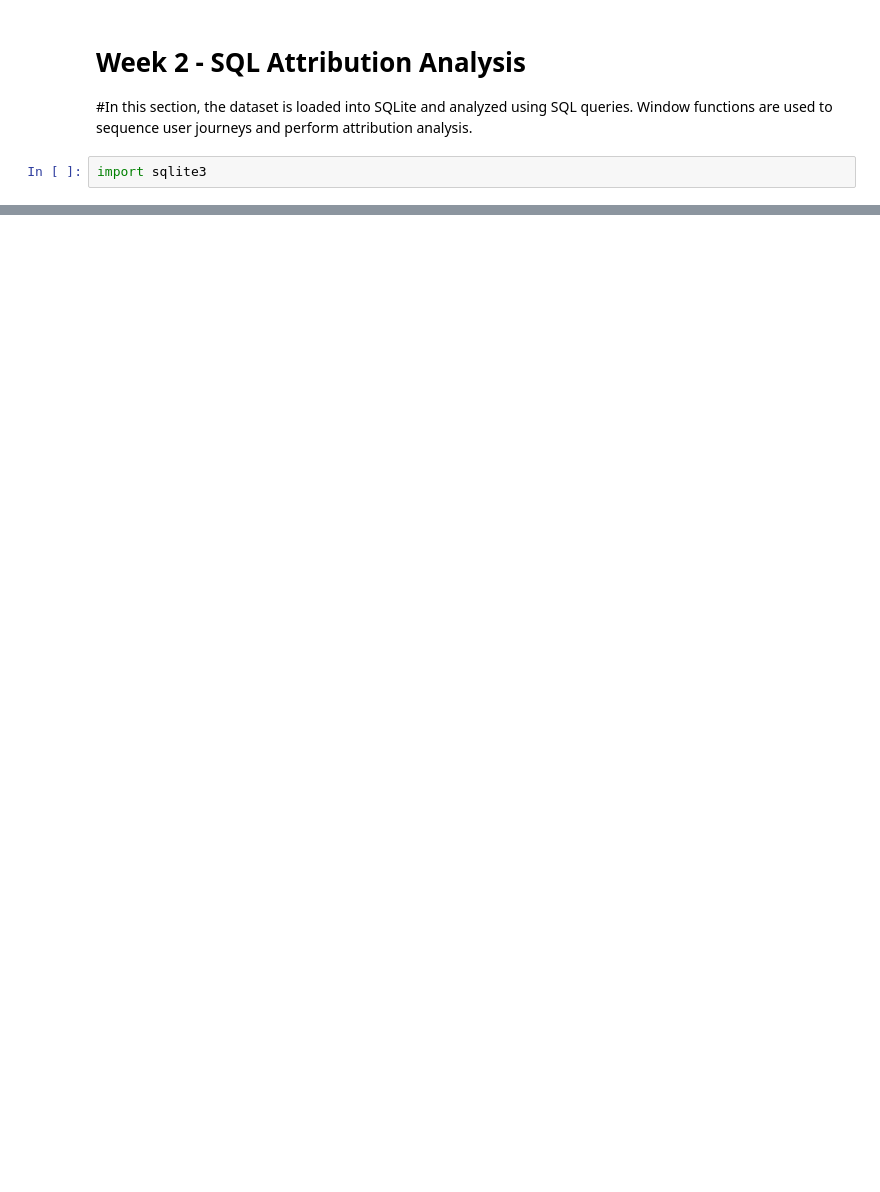
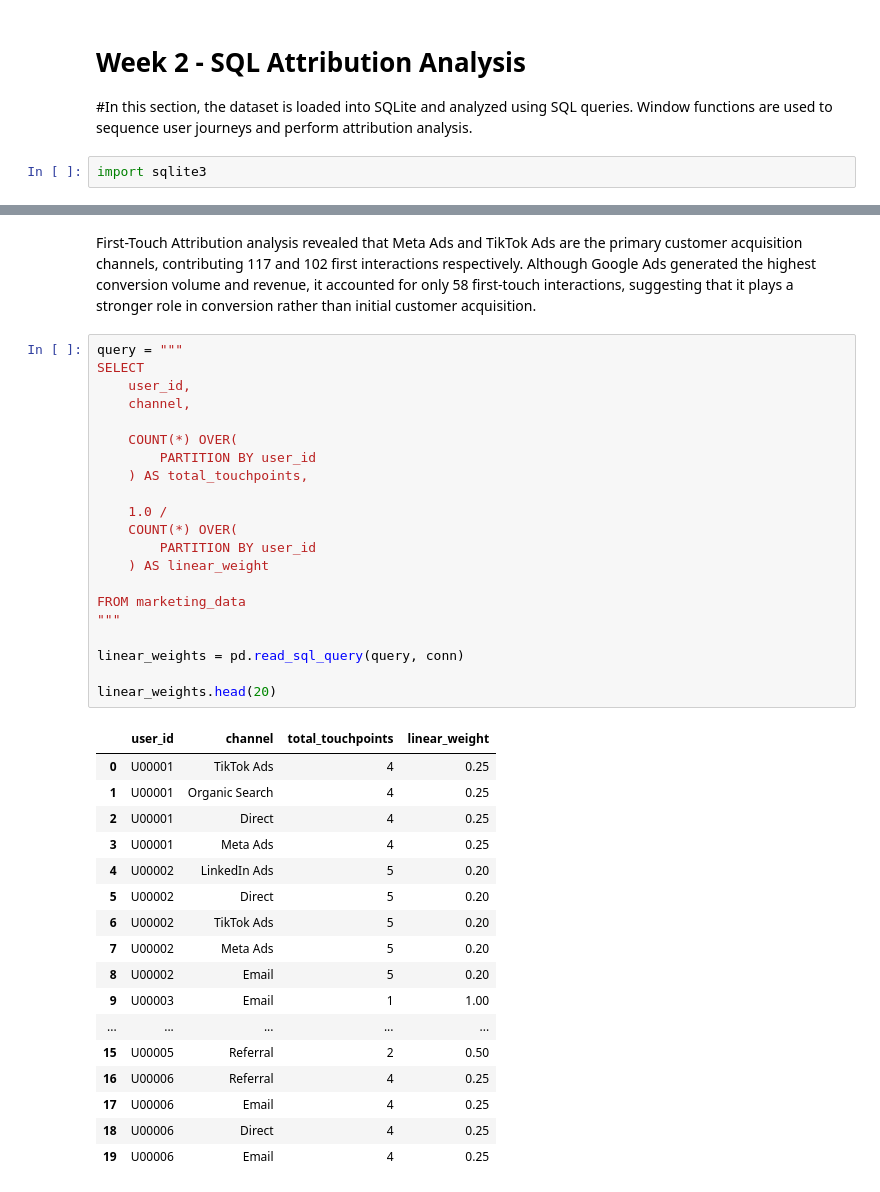
Before and after one commit to SUKstudent/Infotact_Data_Analytics_Internship, a Jupyter notebook: notebooks/EDA.ipynb, the cells around one changed output, grey strips where cells are left out. Drawn from its saved outputs; the diff is of its cells as text; blank space fills up the shorter version.

```diff
--- a/notebooks/EDA.ipynb
+++ b/notebooks/EDA.ipynb
@@ -385,2 +443,43 @@ pd.read_sql(query, conn)
+# %% [markdown]
+First-Touch Attribution analysis revealed that Meta Ads and TikTok Ads are the primary customer acquisition channels, contributing 117 and 102 first interactions respectively. Although Google Ads generated the highest conversion volume and revenue, it accounted for only 58 first-touch interactions, suggesting that it plays a stronger role in conversion rather than initial customer acquisition.
+# %%
+query = """
+SELECT
+    user_id,
+    channel,
+
+    COUNT(*) OVER(
+        PARTITION BY user_id
+    ) AS total_touchpoints,
+
+    1.0 /
+    COUNT(*) OVER(
+        PARTITION BY user_id
+    ) AS linear_weight
+
+FROM marketing_data
+"""
+
+linear_weights = pd.read_sql_query(query, conn)
+
+linear_weights.head(20)
+# %% [output]
+|  | user_id | channel | total_touchpoints | linear_weight |
+| 0 | U00001 | TikTok Ads | 4 | 0.25 |
+| 1 | U00001 | Organic Search | 4 | 0.25 |
+| 2 | U00001 | Direct | 4 | 0.25 |
+| 3 | U00001 | Meta Ads | 4 | 0.25 |
+| 4 | U00002 | LinkedIn Ads | 5 | 0.20 |
+| 5 | U00002 | Direct | 5 | 0.20 |
+| 6 | U00002 | TikTok Ads | 5 | 0.20 |
+| 7 | U00002 | Meta Ads | 5 | 0.20 |
+| 8 | U00002 | Email | 5 | 0.20 |
+| 9 | U00003 | Email | 1 | 1.00 |
+| ... | ... | ... | ... | ... |
+| 15 | U00005 | Referral | 2 | 0.50 |
+| 16 | U00006 | Referral | 4 | 0.25 |
+| 17 | U00006 | Email | 4 | 0.25 |
+| 18 | U00006 | Direct | 4 | 0.25 |
+| 19 | U00006 | Email | 4 | 0.25 |
 # %%
 query = """
```
Also changed, not shown: parts of 69 cells of this notebook.
